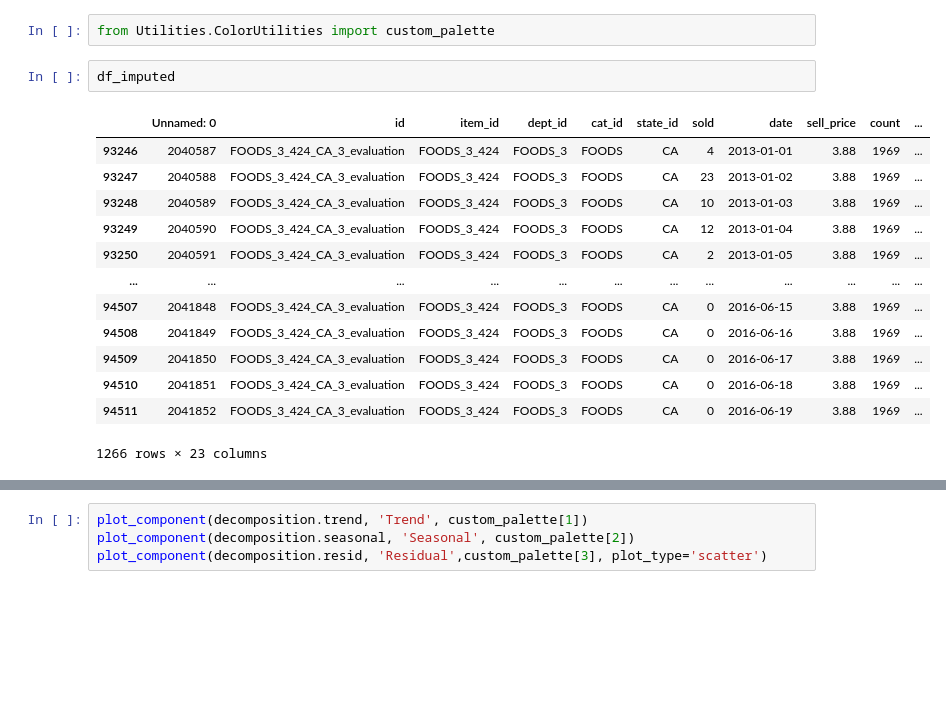
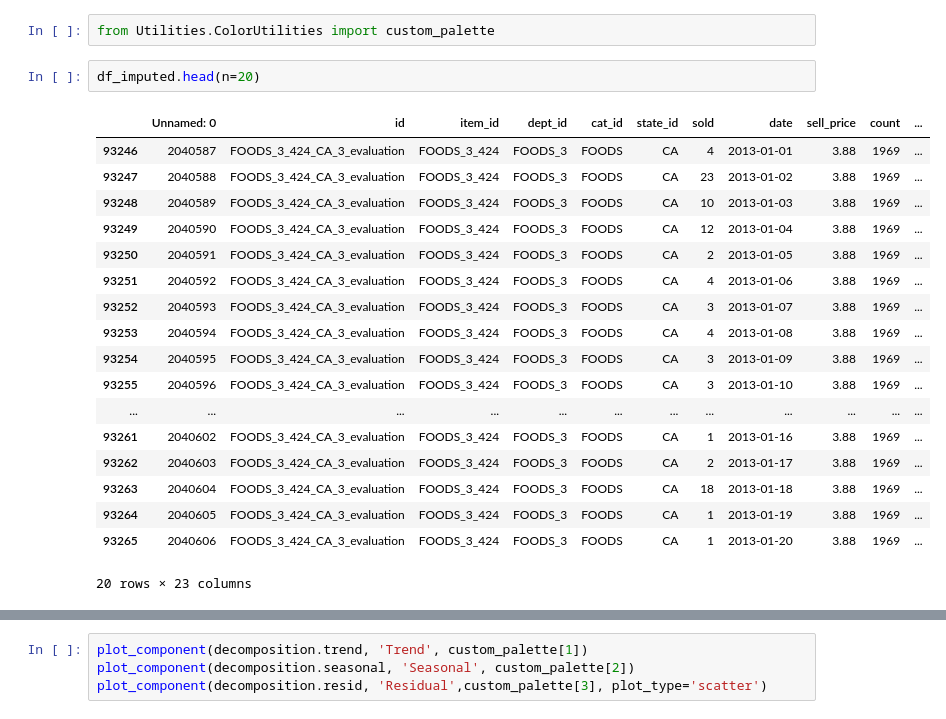
Before and after one commit to Brenden-Dean-Perry/TimeSeriesWithPyTorch, a Jupyter notebook: src/Notebooks/Chapter_2_TheChallengeOfTimeSeries.ipynb, the cells around one changed output, grey strips where cells are left out. Cells and saved outputs as stored; diff of their text form; blank space fills up the shorter version.

```diff
--- a/src/Notebooks/Chapter_2_TheChallengeOfTimeSeries.ipynb
+++ b/src/Notebooks/Chapter_2_TheChallengeOfTimeSeries.ipynb
@@ -207,21 +205,26 @@ Additive Decomposition:
 # %%
 from Utilities.ColorUtilities import custom_palette
 # %%
-df_imputed
+df_imputed.head(n=20)
 # %% [output]
 |  | Unnamed: 0 | id | item_id | dept_id | cat_id | state_id | sold | date | sell_price | count | ... |
 | 93246 | 2040587 | FOODS_3_424_CA_3_evaluation | FOODS_3_424 | FOODS_3 | FOODS | CA | 4 | 2013-01-01 | 3.88 | 1969 | ... |
 | 93247 | 2040588 | FOODS_3_424_CA_3_evaluation | FOODS_3_424 | FOODS_3 | FOODS | CA | 23 | 2013-01-02 | 3.88 | 1969 | ... |
 | 93248 | 2040589 | FOODS_3_424_CA_3_evaluation | FOODS_3_424 | FOODS_3 | FOODS | CA | 10 | 2013-01-03 | 3.88 | 1969 | ... |
 | 93249 | 2040590 | FOODS_3_424_CA_3_evaluation | FOODS_3_424 | FOODS_3 | FOODS | CA | 12 | 2013-01-04 | 3.88 | 1969 | ... |
 | 93250 | 2040591 | FOODS_3_424_CA_3_evaluation | FOODS_3_424 | FOODS_3 | FOODS | CA | 2 | 2013-01-05 | 3.88 | 1969 | ... |
+| 93251 | 2040592 | FOODS_3_424_CA_3_evaluation | FOODS_3_424 | FOODS_3 | FOODS | CA | 4 | 2013-01-06 | 3.88 | 1969 | ... |
+| 93252 | 2040593 | FOODS_3_424_CA_3_evaluation | FOODS_3_424 | FOODS_3 | FOODS | CA | 3 | 2013-01-07 | 3.88 | 1969 | ... |
+| 93253 | 2040594 | FOODS_3_424_CA_3_evaluation | FOODS_3_424 | FOODS_3 | FOODS | CA | 4 | 2013-01-08 | 3.88 | 1969 | ... |
+| 93254 | 2040595 | FOODS_3_424_CA_3_evaluation | FOODS_3_424 | FOODS_3 | FOODS | CA | 3 | 2013-01-09 | 3.88 | 1969 | ... |
+| 93255 | 2040596 | FOODS_3_424_CA_3_evaluation | FOODS_3_424 | FOODS_3 | FOODS | CA | 3 | 2013-01-10 | 3.88 | 1969 | ... |
 | ... | ... | ... | ... | ... | ... | ... | ... | ... | ... | ... | ... |
-| 94507 | 2041848 | FOODS_3_424_CA_3_evaluation | FOODS_3_424 | FOODS_3 | FOODS | CA | 0 | 2016-06-15 | 3.88 | 1969 | ... |
-| 94508 | 2041849 | FOODS_3_424_CA_3_evaluation | FOODS_3_424 | FOODS_3 | FOODS | CA | 0 | 2016-06-16 | 3.88 | 1969 | ... |
-| 94509 | 2041850 | FOODS_3_424_CA_3_evaluation | FOODS_3_424 | FOODS_3 | FOODS | CA | 0 | 2016-06-17 | 3.88 | 1969 | ... |
-| 94510 | 2041851 | FOODS_3_424_CA_3_evaluation | FOODS_3_424 | FOODS_3 | FOODS | CA | 0 | 2016-06-18 | 3.88 | 1969 | ... |
-| 94511 | 2041852 | FOODS_3_424_CA_3_evaluation | FOODS_3_424 | FOODS_3 | FOODS | CA | 0 | 2016-06-19 | 3.88 | 1969 | ... |
+| 93261 | 2040602 | FOODS_3_424_CA_3_evaluation | FOODS_3_424 | FOODS_3 | FOODS | CA | 1 | 2013-01-16 | 3.88 | 1969 | ... |
+| 93262 | 2040603 | FOODS_3_424_CA_3_evaluation | FOODS_3_424 | FOODS_3 | FOODS | CA | 2 | 2013-01-17 | 3.88 | 1969 | ... |
+| 93263 | 2040604 | FOODS_3_424_CA_3_evaluation | FOODS_3_424 | FOODS_3 | FOODS | CA | 18 | 2013-01-18 | 3.88 | 1969 | ... |
+| 93264 | 2040605 | FOODS_3_424_CA_3_evaluation | FOODS_3_424 | FOODS_3 | FOODS | CA | 1 | 2013-01-19 | 3.88 | 1969 | ... |
+| 93265 | 2040606 | FOODS_3_424_CA_3_evaluation | FOODS_3_424 | FOODS_3 | FOODS | CA | 1 | 2013-01-20 | 3.88 | 1969 | ... |
-1266 rows × 23 columns
+20 rows × 23 columns
 # %%
 from statsmodels.tsa.seasonal import seasonal_decompose
 import statsmodels.api as sm
```
Also changed, not shown: parts of 17 cells of this notebook, 5 other files.
